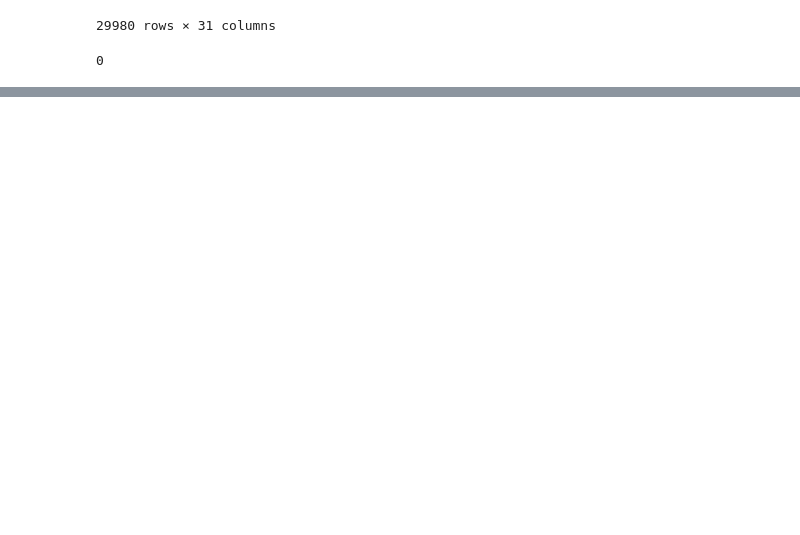
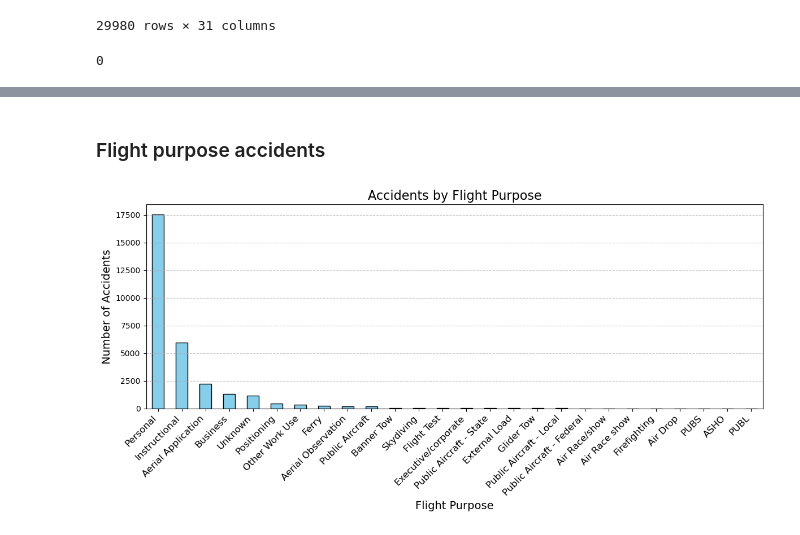
Before and after one commit to Vincent-lab-create/dsc-phase-1-project-v3, a Jupyter notebook: student.ipynb, the cells around one changed output, grey strips where cells are left out. Saved outputs shown, nothing was run; the diff lists cells and outputs as text; code cells hidden in the pictures; blank space fills up the shorter version.

```diff
--- a/student.ipynb
+++ b/student.ipynb
@@ -242,0 +290,18 @@ df.to_csv('Aviation_analysis_cleaned_data.csv', index=False)
+# %% [markdown]
+### Flight purpose accidents
+# %%
+# Grouping data by Purpose of Flight
+flight_purpose_counts = df['Purpose.of.flight'].value_counts()
+
+# Plotting the bar chart
+plt.figure(figsize=(12, 6))
+flight_purpose_counts.plot(kind='bar', color='skyblue', edgecolor='black')
+plt.title('Accidents by Flight Purpose', fontsize=16)
+plt.xlabel('Flight Purpose', fontsize=14)
+plt.ylabel('Number of Accidents', fontsize=14)
+plt.xticks(rotation=45, ha='right', fontsize=12)
+plt.grid(axis='y', linestyle='--', alpha=0.7)
+plt.tight_layout()
+plt.show()
+# %% [output]
+[figure, added]
```
Also changed, not shown: parts of 16 cells of this notebook.
